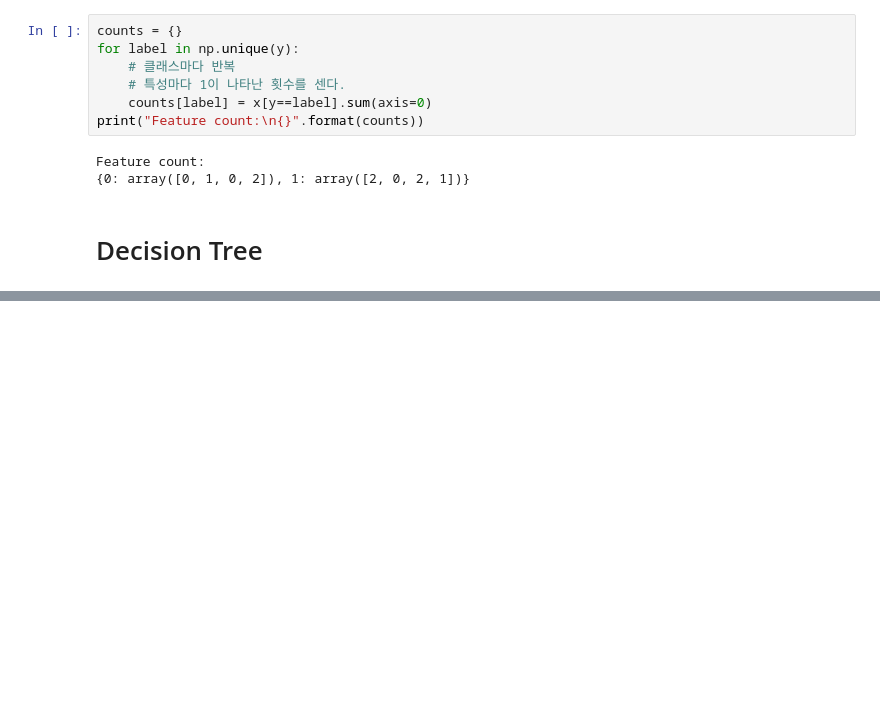
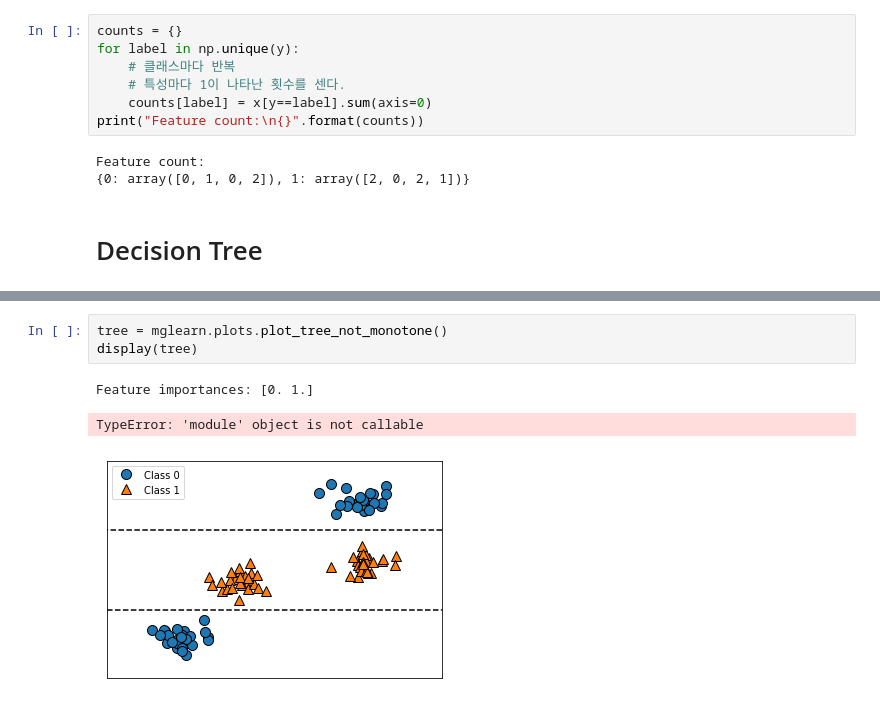
Before and after one commit to JMmmmuu/ML, a Jupyter notebook: IntroToMLwithPython/2_SupervisedLearning.ipynb, the cells around one changed output, grey strips where cells are left out. Cells and saved outputs as stored; diff of their text form; blank space fills up the shorter version.

```diff
--- a/IntroToMLwithPython/2_SupervisedLearning.ipynb
+++ b/IntroToMLwithPython/2_SupervisedLearning.ipynb
@@ -491,0 +547,7 @@ Feature count:
+# %%
+tree = mglearn.plots.plot_tree_not_monotone()
+display(tree)
+# %% [output]
+Feature importances: [0. 1.]
+TypeError: 'module' object is not callable
+[figure, added]
```
Also changed, not shown: parts of 9 cells of this notebook.
